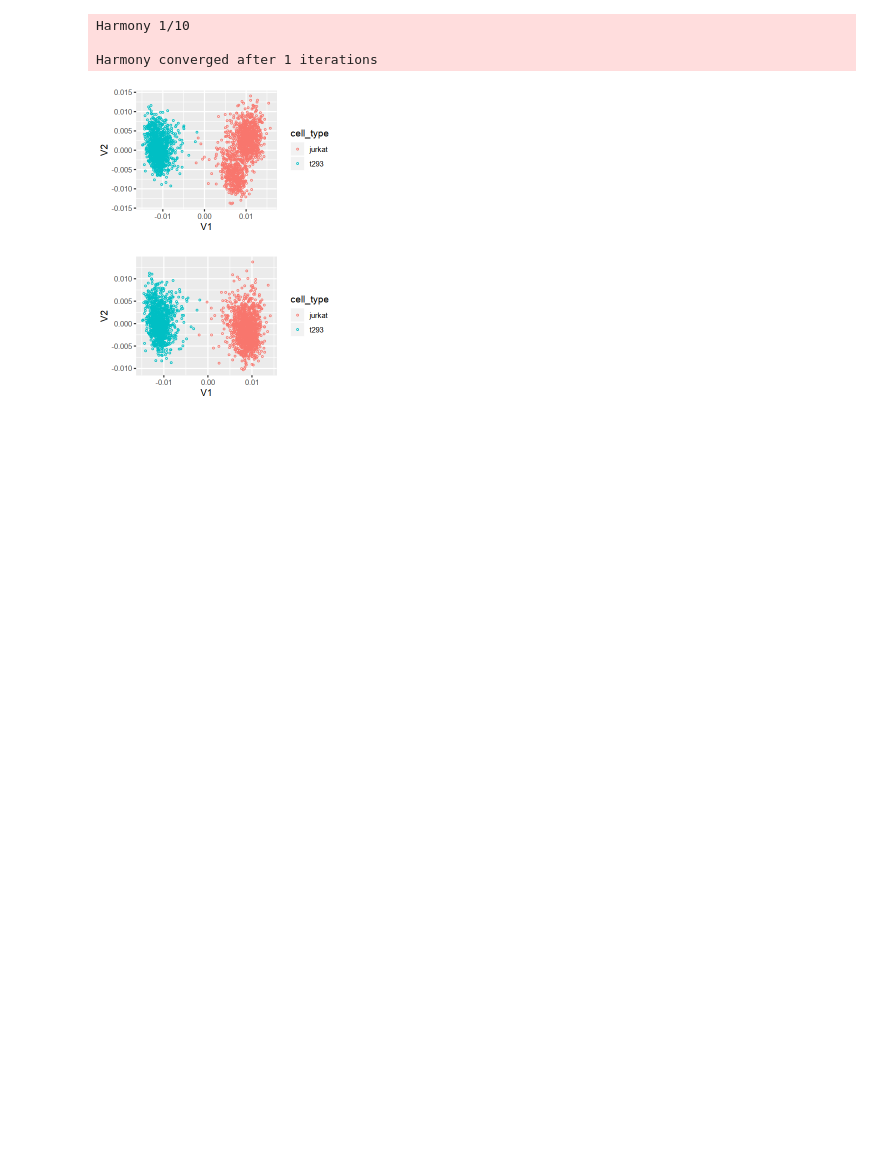
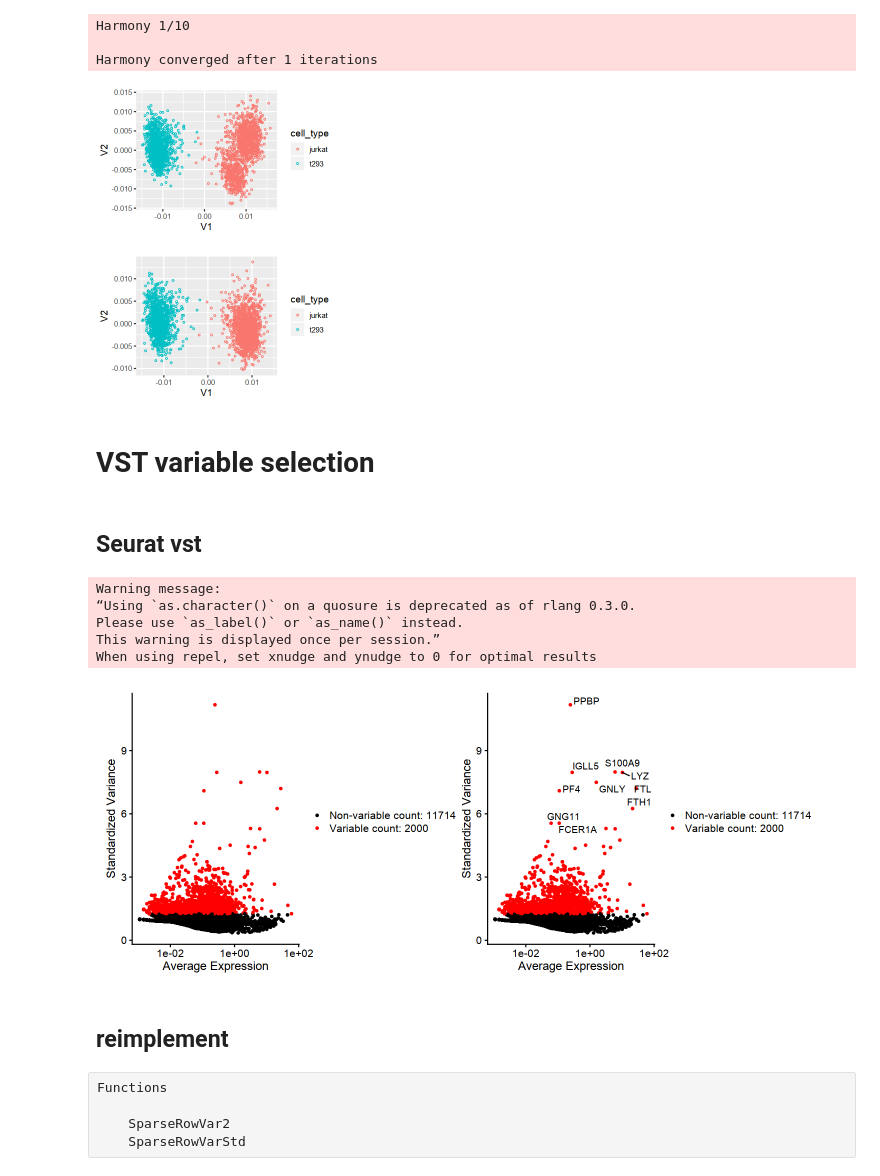
Before and after one commit to immunogenomics/singlecellmethods, a Jupyter notebook: example.ipynb, the cells around one changed output. Saved outputs shown, nothing was run; the diff lists cells and outputs as text; code cells hidden in the pictures; blank space fills up the shorter version.

Commit message:
vst method for variable genes

```diff
--- a/example.ipynb
+++ b/example.ipynb
@@ -315,3 +297,5 @@ harmonyObj$Z_corr[1:2, ] %>%
 # %%
 weights <- rep(1, ncol(X))
 resw <- soft_kmeans_weighted_cpp(X[, c(1, 5, 10, 332, 281, 382)], X, weights, 20, .1, 1e-4)
+# %% [markdown]
+# VST variable selection
@@ -317,0 +308,22 @@ resw <- soft_kmeans_weighted_cpp(X[, c(1, 5, 10, 332, 281, 382)], X, weights, 20
+# %% [markdown]
+## Seurat vst
+# %%
+pbmc3k <- NormalizeData(pbmc3k)
+# %%
+pbmc3k <- FindVariableFeatures(pbmc3k, selection.method = "vst", nfeatures = 2000)
+# %%
+# Identify the 10 most highly variable genes
+top10 <- head(VariableFeatures(pbmc3k), 10)
+
+fig.size(5, 12)
+# plot variable features with and without labels
+plot1 <- VariableFeaturePlot(pbmc3k)
+plot2 <- LabelPoints(plot = plot1, points = top10, repel = TRUE)
+plot1 + plot2
+# %% [output]
+Warning message:
+“Using `as.character()` on a quosure is deprecated as of rlang 0.3.0.
+Please use `as_label()` or `as_name()` instead.
+This warning is displayed once per session.”
+When using repel, set xnudge and ynudge to 0 for optimal results
+[figure, added]
@@ -317,0 +334,2 @@ resw <- soft_kmeans_weighted_cpp(X[, c(1, 5, 10, 332, 281, 382)], X, weights, 20
+# %% [markdown]
+## reimplement
@@ -317,0 +338,5 @@ resw <- soft_kmeans_weighted_cpp(X[, c(1, 5, 10, 332, 281, 382)], X, weights, 20
+# %% [raw]
+Functions
+
+    SparseRowVar2
+    SparseRowVarStd
```
Also changed, not shown: parts of 29 cells of this notebook, 9 other files.
